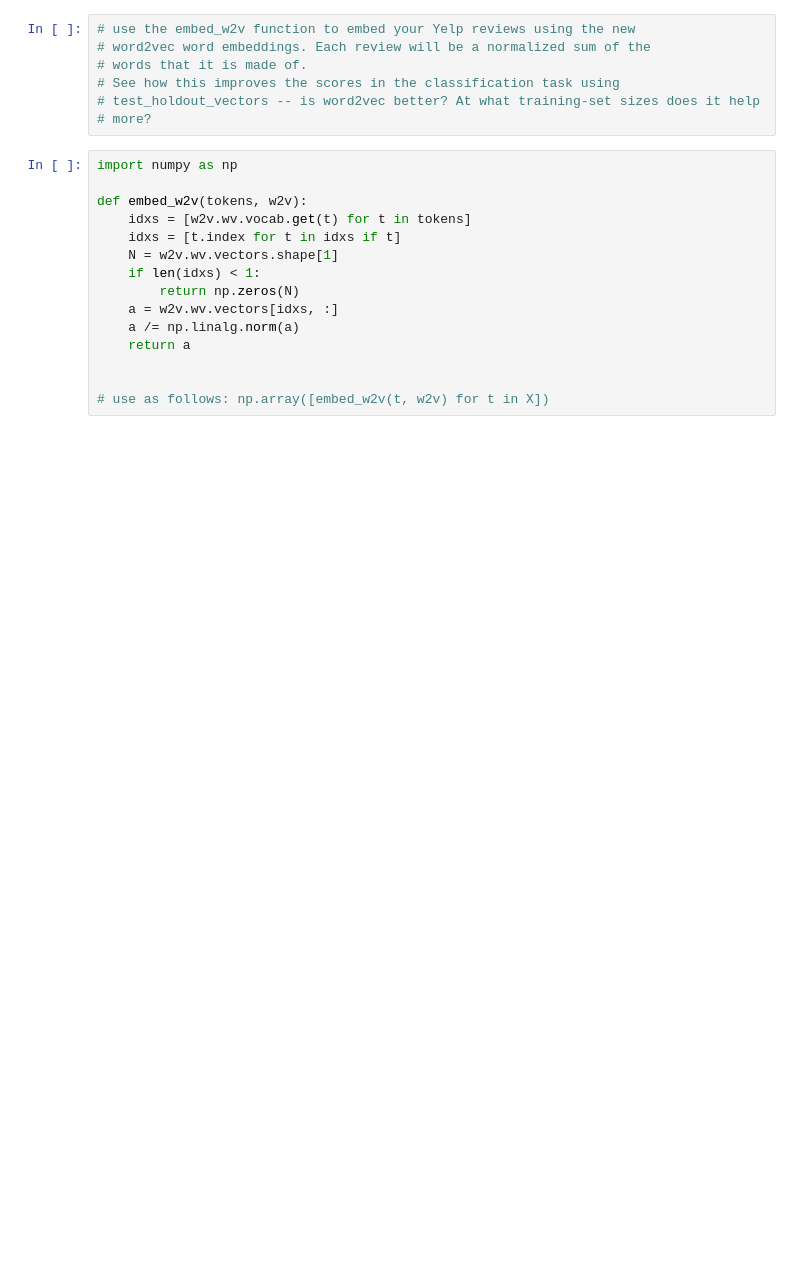
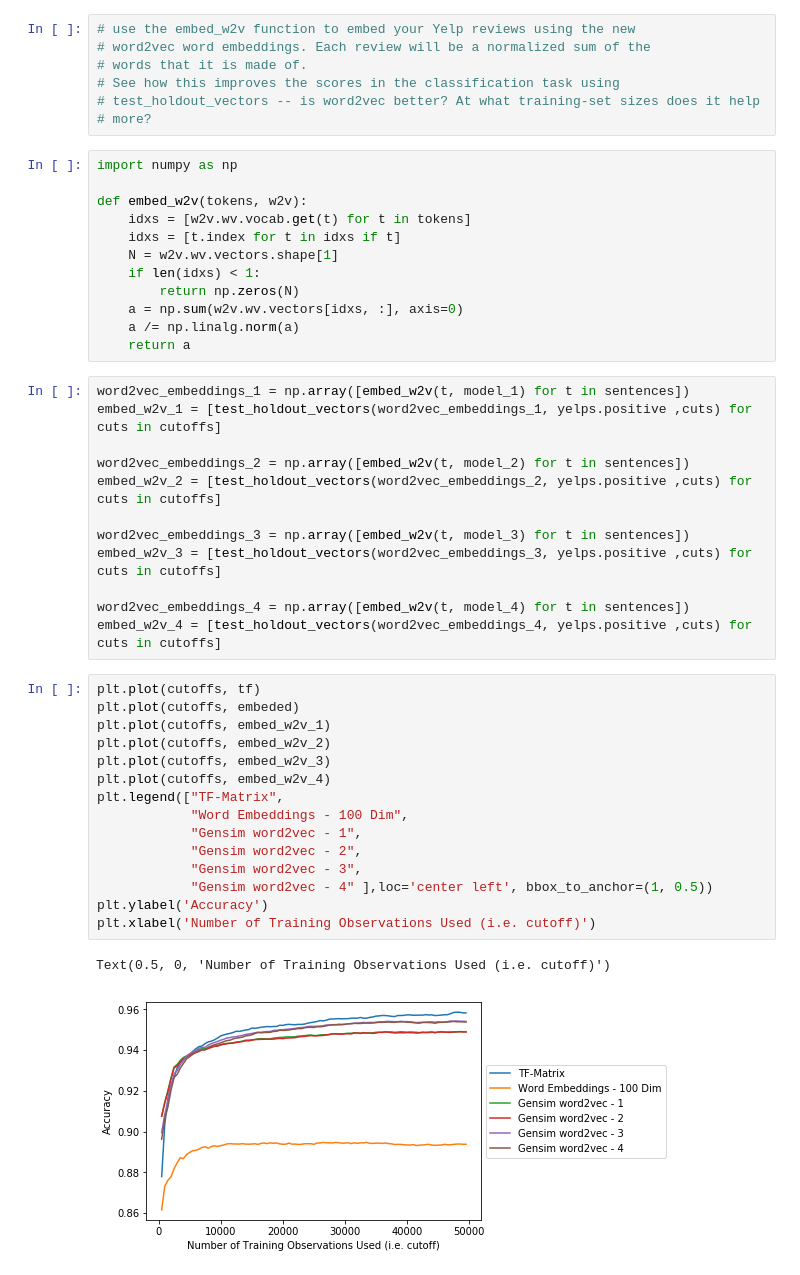
Before and after one commit to nandanrao/text-mining, a Jupyter notebook: exercise-3.ipynb, the cells around one changed output. Saved outputs shown, nothing was run; the diff lists cells and outputs as text; blank space fills up the shorter version.

```diff
--- a/exercise-3.ipynb
+++ b/exercise-3.ipynb
@@ -80,9 +118,36 @@ def embed_w2v(tokens, w2v):
     N = w2v.wv.vectors.shape[1]
     if len(idxs) < 1:
         return np.zeros(N)
-    a = w2v.wv.vectors[idxs, :]
+    a = np.sum(w2v.wv.vectors[idxs, :], axis=0)
     a /= np.linalg.norm(a)
     return a
-
-
-# use as follows: np.array([embed_w2v(t, w2v) for t in X])
+# %%
+word2vec_embeddings_1 = np.array([embed_w2v(t, model_1) for t in sentences])
+embed_w2v_1 = [test_holdout_vectors(word2vec_embeddings_1, yelps.positive ,cuts) for cuts in cutoffs]
+
+word2vec_embeddings_2 = np.array([embed_w2v(t, model_2) for t in sentences])
+embed_w2v_2 = [test_holdout_vectors(word2vec_embeddings_2, yelps.positive ,cuts) for cuts in cutoffs]
+
+word2vec_embeddings_3 = np.array([embed_w2v(t, model_3) for t in sentences])
+embed_w2v_3 = [test_holdout_vectors(word2vec_embeddings_3, yelps.positive ,cuts) for cuts in cutoffs]
+
+word2vec_embeddings_4 = np.array([embed_w2v(t, model_4) for t in sentences])
+embed_w2v_4 = [test_holdout_vectors(word2vec_embeddings_4, yelps.positive ,cuts) for cuts in cutoffs]
+# %%
+plt.plot(cutoffs, tf)
+plt.plot(cutoffs, embeded)
+plt.plot(cutoffs, embed_w2v_1)
+plt.plot(cutoffs, embed_w2v_2)
+plt.plot(cutoffs, embed_w2v_3)
+plt.plot(cutoffs, embed_w2v_4)
+plt.legend(["TF-Matrix",
+            "Word Embeddings - 100 Dim",
+            "Gensim word2vec - 1",
+            "Gensim word2vec - 2",
+            "Gensim word2vec - 3",
+            "Gensim word2vec - 4" ],loc='center left', bbox_to_anchor=(1, 0.5))
+plt.ylabel('Accuracy')
+plt.xlabel('Number of Training Observations Used (i.e. cutoff)')
+# %% [output]
+Text(0.5, 0, 'Number of Training Observations Used (i.e. cutoff)')
+[figure, added]
```
Also changed, not shown: parts of 32 cells of this notebook.
